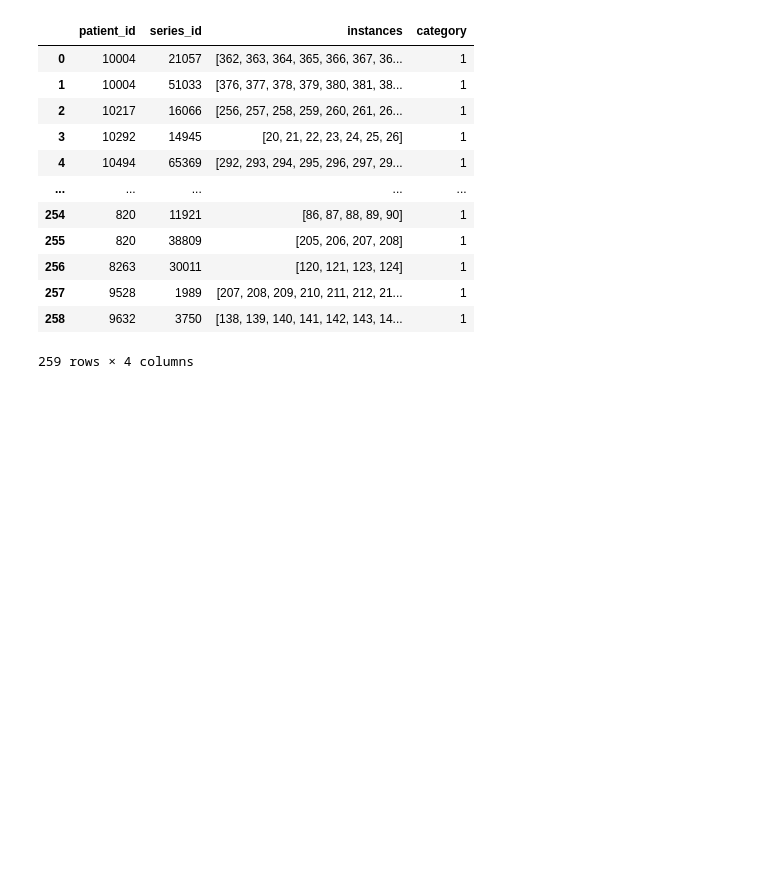
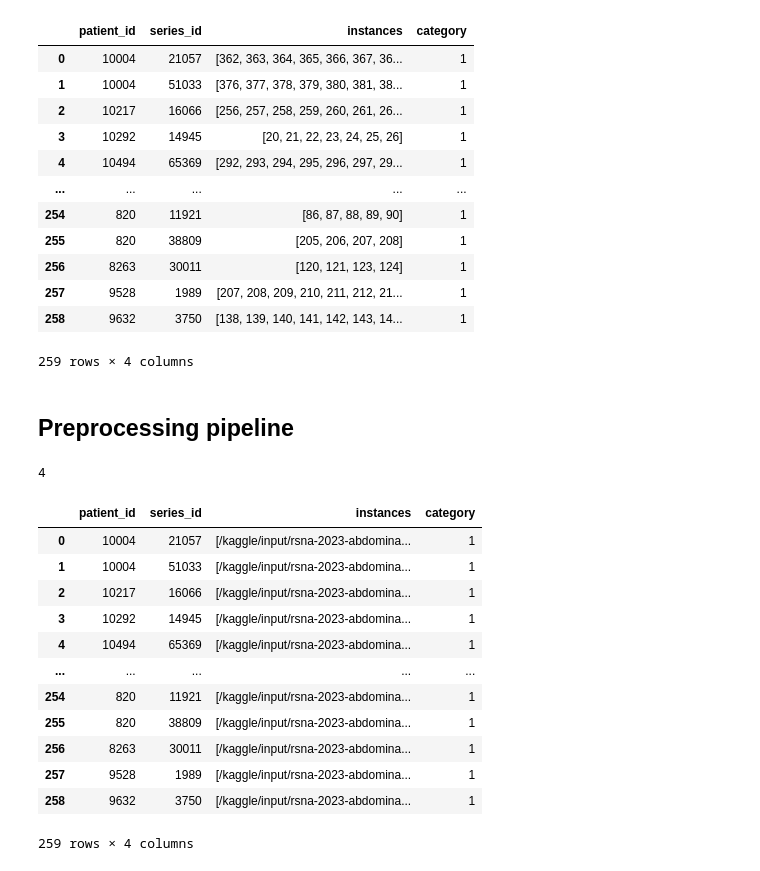
Before and after one commit to PedroAMtz/RSNA_Abdominal_Trauma, a Jupyter notebook: Kaggle_notebooks/experimental-data-preprocessing.ipynb, the cells around one changed output. Saved outputs shown, nothing was run; the diff lists cells and outputs as text; code cells hidden in the pictures; blank space fills up the shorter version.

Commit message:
Kaggle Notebook | Experimental_Data_Preprocessing | Version 4

```diff
--- a/Kaggle_notebooks/experimental-data-preprocessing.ipynb
+++ b/Kaggle_notebooks/experimental-data-preprocessing.ipynb
@@ -156,3 +167,38 @@ cleaned_data
 | 257 | 9528 | 1989 | [207, 208, 209, 210, 211, 212, 21... | 1 |
 | 258 | 9632 | 3750 | [138, 139, 140, 141, 142, 143, 14... | 1 |
 259 rows × 4 columns
+# %% [markdown]
+## Preprocessing pipeline
+# %%
+len(cleaned_data["instances"][256])
+# %% [output]
+4
+# %%
+p_id = str(cleaned_data["patient_id"][0]) + "/" + str(cleaned_data["series_id"][0])
+# %%
+PATH = "/kaggle/input/rsna-2023-abdominal-trauma-detection/train_images/"
+total_paths = []
+for x in range(len(cleaned_data)):
+    paths = []
+    for i, instance in enumerate(cleaned_data["instances"][x]):
+        p_id = PATH + str(cleaned_data["patient_id"][x]) + "/" + str(cleaned_data["series_id"][x]) + "/" + str(instance) + ".dcm"
+        paths.append(p_id)
+    total_paths.append(paths)
+# %%
+cleaned_data["instances"] = total_paths
+# %%
+cleaned_data
+# %% [output]
+|  | patient_id | series_id | instances | category |
+| 0 | 10004 | 21057 | [/kaggle/input/rsna-2023-abdomina... | 1 |
+| 1 | 10004 | 51033 | [/kaggle/input/rsna-2023-abdomina... | 1 |
+| 2 | 10217 | 16066 | [/kaggle/input/rsna-2023-abdomina... | 1 |
+| 3 | 10292 | 14945 | [/kaggle/input/rsna-2023-abdomina... | 1 |
+| 4 | 10494 | 65369 | [/kaggle/input/rsna-2023-abdomina... | 1 |
+| ... | ... | ... | ... | ... |
+| 254 | 820 | 11921 | [/kaggle/input/rsna-2023-abdomina... | 1 |
+| 255 | 820 | 38809 | [/kaggle/input/rsna-2023-abdomina... | 1 |
+| 256 | 8263 | 30011 | [/kaggle/input/rsna-2023-abdomina... | 1 |
+| 257 | 9528 | 1989 | [/kaggle/input/rsna-2023-abdomina... | 1 |
+| 258 | 9632 | 3750 | [/kaggle/input/rsna-2023-abdomina... | 1 |
+259 rows × 4 columns
```
Also changed, not shown: parts of 26 cells of this notebook.
